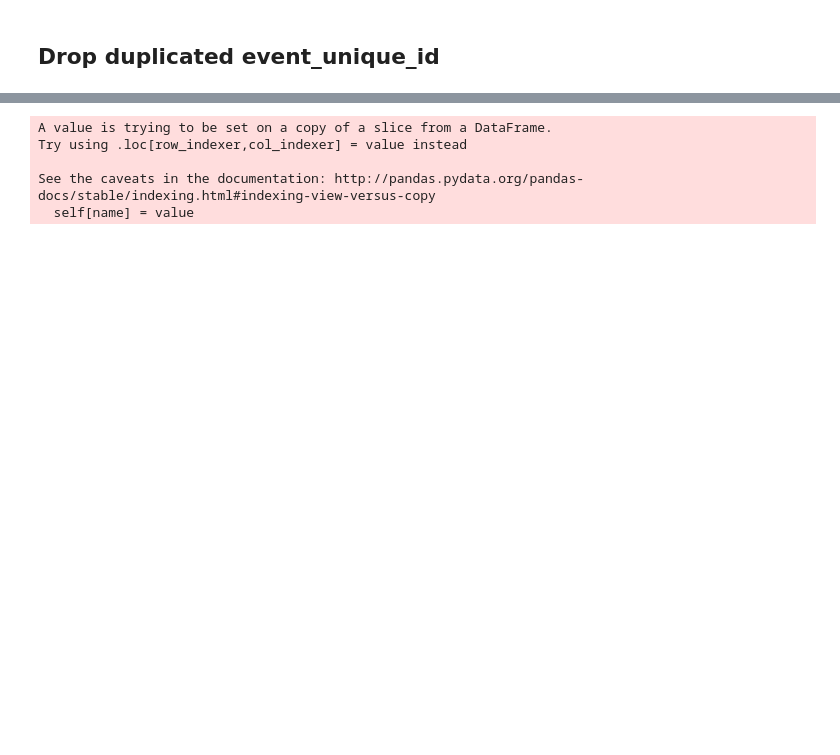
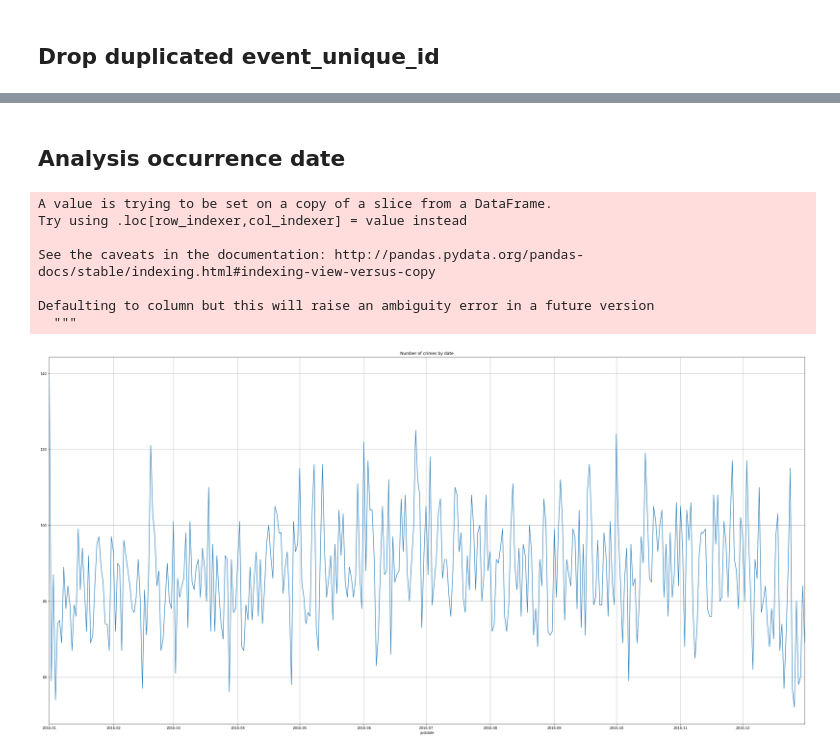
Before and after one commit to GoestaO/torontos_crimes, a Jupyter notebook: Toronto's crimes.ipynb, the cells around one changed output, grey strips where cells are left out. Drawn from its saved outputs; the diff is of its cells as text; code cells hidden in the pictures; blank space fills up the shorter version.

```diff
--- a/Toronto's crimes.ipynb
+++ b/Toronto's crimes.ipynb
@@ -17,24 +26,19 @@ plt.show()
+# %% [markdown]
+## Analysis occurrence date
 # %%
 data['occurrencedate'] = to_datetime(data['occurrencedate'])
-year_2016 = data[data.occurrencedate.dt.year == 2016]
-year_2016.occurrencedate = year_2016.occurrencedate.dt.date
-#year_2016.tail()
-
+year_2016['justdate'] = year_2016['occurrencedate'].dt.date
+#year_2016.index = year_2016['justdate']
 #year_2016
-#group_by_date = year_2016.groupby('occurrencedate').size()
-
-#group_by_date
-#group_by_date.head()
-#group_by_date
-#group_by_date['date']
-#group_by_date
-
-#group_by_date.plot(grid=True, title='Number of crimes by date', figsize = (40,10))
-#plt.show()
-#group_by_date.premisetype.tail()
+group_by_date = year_2016.groupby('justdate').size()
+group_by_date.plot(grid=True, x=year_2016.justdate, title='Number of crimes by date', figsize = (40,20))
+plt.show()
 # %% [output]
 A value is trying to be set on a copy of a slice from a DataFrame.
 Try using .loc[row_indexer,col_indexer] = value instead
 
 See the caveats in the documentation: http://pandas.pydata.org/pandas-docs/stable/indexing.html#indexing-view-versus-copy
-  self[name] = value
+
+Defaulting to column but this will raise an ambiguity error in a future version
+  """
+[figure, added]
```
Also changed, not shown: parts of 30 cells of this notebook.
